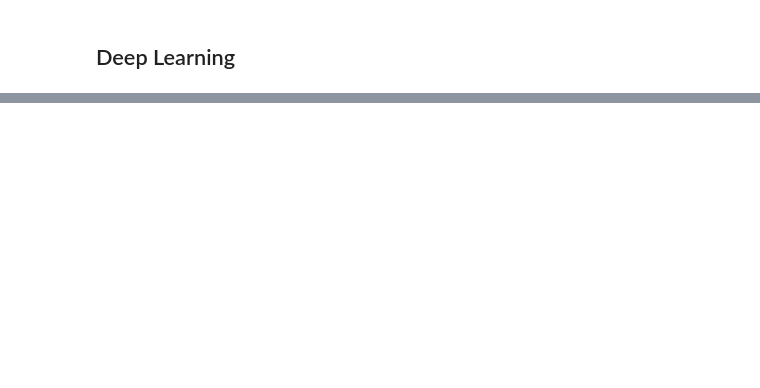
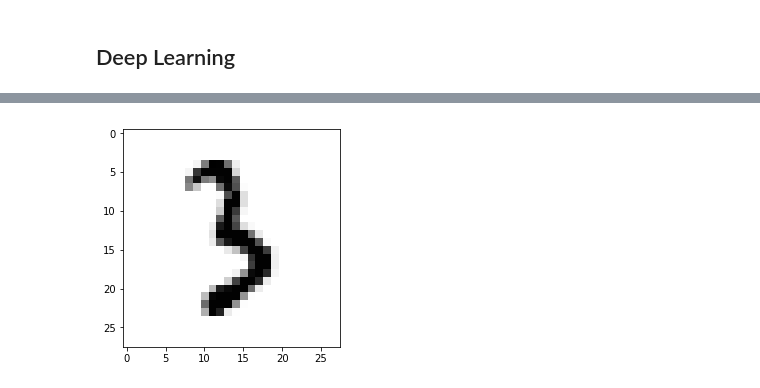
Before and after one commit to kdw4803/tensorflow_example, a Jupyter notebook: Intro to Machine Learing.ipynb, the cells around one changed output, grey strips where cells are left out. Cells and saved outputs as stored; diff of their text form; code cells hidden in the pictures; blank space fills up the shorter version.

```diff
--- a/Intro to Machine Learing.ipynb
+++ b/Intro to Machine Learing.ipynb
@@ -216,0 +533,81 @@ sess.close()
+# %%
+import tensorflow as tf
+
+# Import MINST data
+from tensorflow.examples.tutorials.mnist import input_data
+mnist = input_data.read_data_sets("/tmp/data/", one_hot=True)
+
+# Parameters. 반복문에서 사용하는데, 미리 만들어 놓았다.
+learning_rate = 0.001
+training_epochs = 15
+batch_size = 100
+display_step = 1
+
+# tf Graph Input
+X = tf.placeholder(tf.float32, [None, 784]) # mnist data image of shape 28*28=784
+Y = tf.placeholder(tf.float32, [None, 10])  # 0-9 digits recognition => 10 classes
+
+# --------------------------- 수정한 부분 ------------------------------ #
+# Set model weights
+W1 = tf.Variable(tf.random_normal([784, 256]))
+W2 = tf.Variable(tf.random_normal([256, 256]))
+W3 = tf.Variable(tf.random_normal([256,  10]))
+
+B1 = tf.Variable(tf.random_normal([256]))
+B2 = tf.Variable(tf.random_normal([256]))
+B3 = tf.Variable(tf.random_normal([ 10]))
+
+# Construct model
+L1 = tf.nn.relu(tf.add(tf.matmul(X, W1), B1))
+L2 = tf.nn.relu(tf.add(tf.matmul(L1, W2), B2)) # Hidden layer with ReLU activation
+hypothesis = tf.add(tf.matmul(L2, W3), B3)     # No need to use softmax here
+# ---------------------------- 여기까지 ------------------------------- #
+
+# Minimize error using cross entropy
+cost = tf.reduce_mean(tf.nn.softmax_cross_entropy_with_logits(logits=hypothesis, labels=Y))   # softmax loss
+# Gradient Descent
+optimizer = tf.train.AdamOptimizer(learning_rate=learning_rate).minimize(cost)
+
+# Initializing the variables
+init = tf.global_variables_initializer()
+
+# Launch the graph
+with tf.Session() as sess:
+    sess.run(init)
+
+    # Training cycle
+    for epoch in range(training_epochs):
+        avg_cost = 0.
+        # 나누어 떨어지지 않으면, 뒤쪽 이미지 일부는 사용하지 않는다.
+        total_batch = int(mnist.train.num_examples/batch_size)
+        # Loop over all batches
+        for i in range(total_batch):
+            batch_xs, batch_ys = mnist.train.next_batch(batch_size)
+            # Run optimization op (backprop) and cost op (to get loss value)
+            _, c = sess.run([optimizer, cost], feed_dict={X: batch_xs, Y: batch_ys})
+
+            # 분할해서 구동하기 때문에 cost를 계속해서 누적시킨다. 전체 중의 일부에 대한 비용.
+            avg_cost += c / total_batch
+        # Display logs per epoch step. display_step이 1이기 때문에 if는 필요없다.
+        if (epoch+1) % display_step == 0:
+            print("Epoch:", '%04d' % (epoch+1), "cost=", "{:.9f}".format(avg_cost))
+
+    # 추가한 코드. Label과 Prediction이 같은 값을 출력하면 맞는 것이다.
+    import random
+    r = random.randrange(mnist.test.num_examples)
+    print('Label : ', sess.run(tf.argmax(mnist.test.labels[r:r+1], 1)))
+    print('Prediction :', sess.run(tf.argmax(hypothesis, 1), {X: mnist.test.images[r:r+1]}))
+
+    # 1줄로 된 것을 28x28로 변환
+    import matplotlib.pyplot as plt
+    plt.imshow(mnist.test.images[r:r+1].reshape(28, 28), cmap='Greys', interpolation='nearest')
+    plt.show()
+
+    print("Optimization Finished!")
+
+    # Test model
+    correct_prediction = tf.equal(tf.argmax(hypothesis, 1), tf.argmax(Y, 1))
+    # Calculate accuracy
+    accuracy = tf.reduce_mean(tf.cast(correct_prediction, tf.float32))
+    print("Accuracy:", accuracy.eval({X: mnist.test.images, Y: mnist.test.labels}))
+# %% [output]
@@ -216,0 +631 @@ sess.close()
+[figure, added]
```
Also changed, not shown: parts of 42 cells of this notebook, 10 other files.
